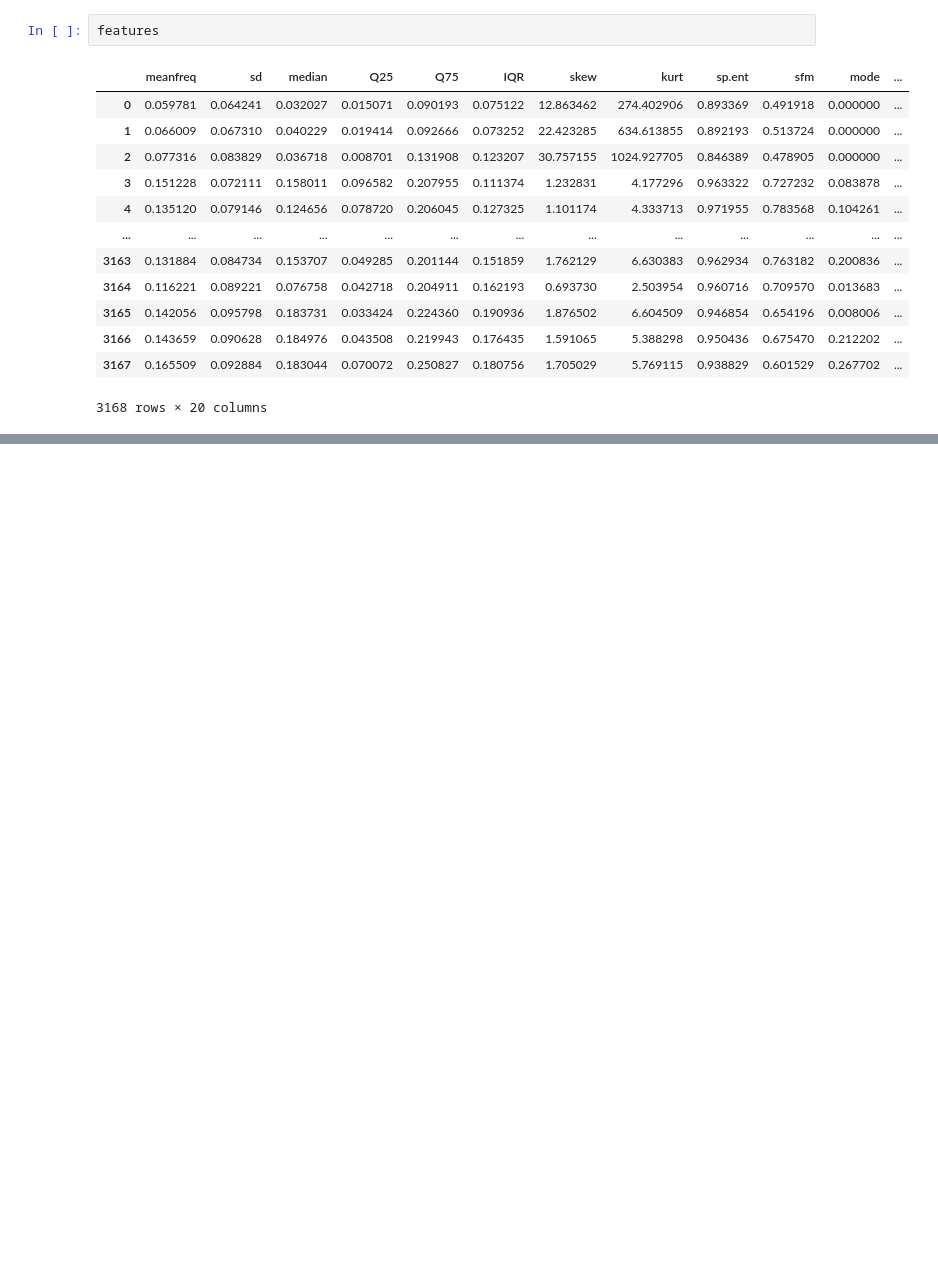
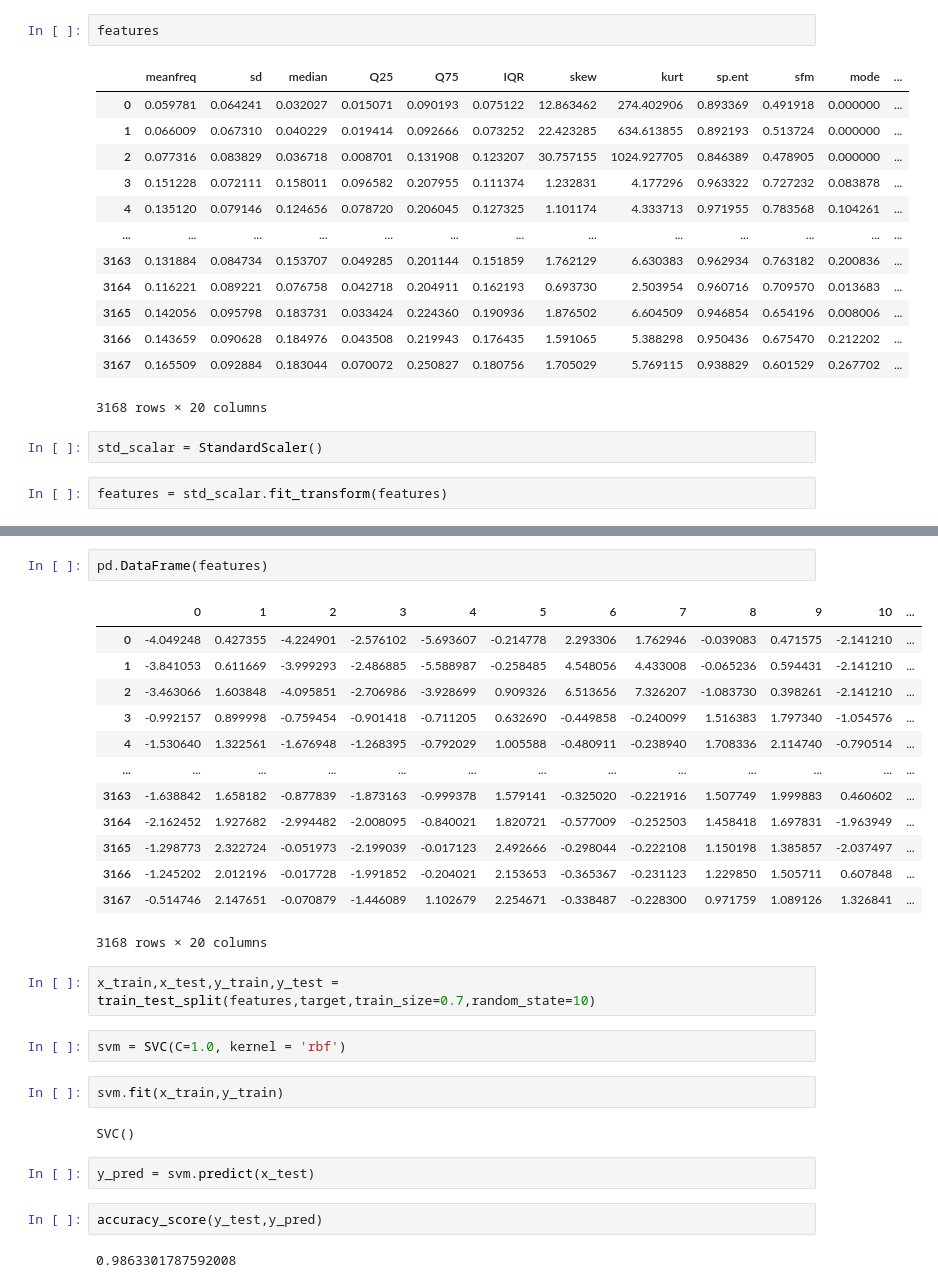
Before and after one commit to Abhilashg11/Data_science, a Jupyter notebook: regression/SVM.ipynb, the cells around one changed output, grey strips where cells are left out. Cells and saved outputs as stored; diff of their text form; blank space fills up the shorter version.

```diff
--- a/regression/SVM.ipynb
+++ b/regression/SVM.ipynb
@@ -85,3 +86,7 @@ features
 | 3166 | 0.143659 | 0.090628 | 0.184976 | 0.043508 | 0.219943 | 0.176435 | 1.591065 | 5.388298 | 0.950436 | 0.675470 | 0.212202 | ... |
 | 3167 | 0.165509 | 0.092884 | 0.183044 | 0.070072 | 0.250827 | 0.180756 | 1.705029 | 5.769115 | 0.938829 | 0.601529 | 0.267702 | ... |
 3168 rows × 20 columns
+# %%
+std_scalar = StandardScaler()
+# %%
+features = std_scalar.fit_transform(features)
@@ -87,0 +109,30 @@ features
+# %%
+pd.DataFrame(features)
+# %% [output]
+|  | 0 | 1 | 2 | 3 | 4 | 5 | 6 | 7 | 8 | 9 | 10 | ... |
+| 0 | -4.049248 | 0.427355 | -4.224901 | -2.576102 | -5.693607 | -0.214778 | 2.293306 | 1.762946 | -0.039083 | 0.471575 | -2.141210 | ... |
+| 1 | -3.841053 | 0.611669 | -3.999293 | -2.486885 | -5.588987 | -0.258485 | 4.548056 | 4.433008 | -0.065236 | 0.594431 | -2.141210 | ... |
+| 2 | -3.463066 | 1.603848 | -4.095851 | -2.706986 | -3.928699 | 0.909326 | 6.513656 | 7.326207 | -1.083730 | 0.398261 | -2.141210 | ... |
+| 3 | -0.992157 | 0.899998 | -0.759454 | -0.901418 | -0.711205 | 0.632690 | -0.449858 | -0.240099 | 1.516383 | 1.797340 | -1.054576 | ... |
+| 4 | -1.530640 | 1.322561 | -1.676948 | -1.268395 | -0.792029 | 1.005588 | -0.480911 | -0.238940 | 1.708336 | 2.114740 | -0.790514 | ... |
+| ... | ... | ... | ... | ... | ... | ... | ... | ... | ... | ... | ... | ... |
+| 3163 | -1.638842 | 1.658182 | -0.877839 | -1.873163 | -0.999378 | 1.579141 | -0.325020 | -0.221916 | 1.507749 | 1.999883 | 0.460602 | ... |
+| 3164 | -2.162452 | 1.927682 | -2.994482 | -2.008095 | -0.840021 | 1.820721 | -0.577009 | -0.252503 | 1.458418 | 1.697831 | -1.963949 | ... |
+| 3165 | -1.298773 | 2.322724 | -0.051973 | -2.199039 | -0.017123 | 2.492666 | -0.298044 | -0.222108 | 1.150198 | 1.385857 | -2.037497 | ... |
+| 3166 | -1.245202 | 2.012196 | -0.017728 | -1.991852 | -0.204021 | 2.153653 | -0.365367 | -0.231123 | 1.229850 | 1.505711 | 0.607848 | ... |
+| 3167 | -0.514746 | 2.147651 | -0.070879 | -1.446089 | 1.102679 | 2.254671 | -0.338487 | -0.228300 | 0.971759 | 1.089126 | 1.326841 | ... |
+3168 rows × 20 columns
+# %%
+x_train,x_test,y_train,y_test = train_test_split(features,target,train_size=0.7,random_state=10)
+# %%
+svm = SVC(C=1.0, kernel = 'rbf')
+# %%
+svm.fit(x_train,y_train)
+# %% [output]
+SVC()
+# %%
+y_pred = svm.predict(x_test)
+# %%
+accuracy_score(y_test,y_pred)
+# %% [output]
+0.9863301787592008
```
Also changed, not shown: parts of 7 cells of this notebook.
